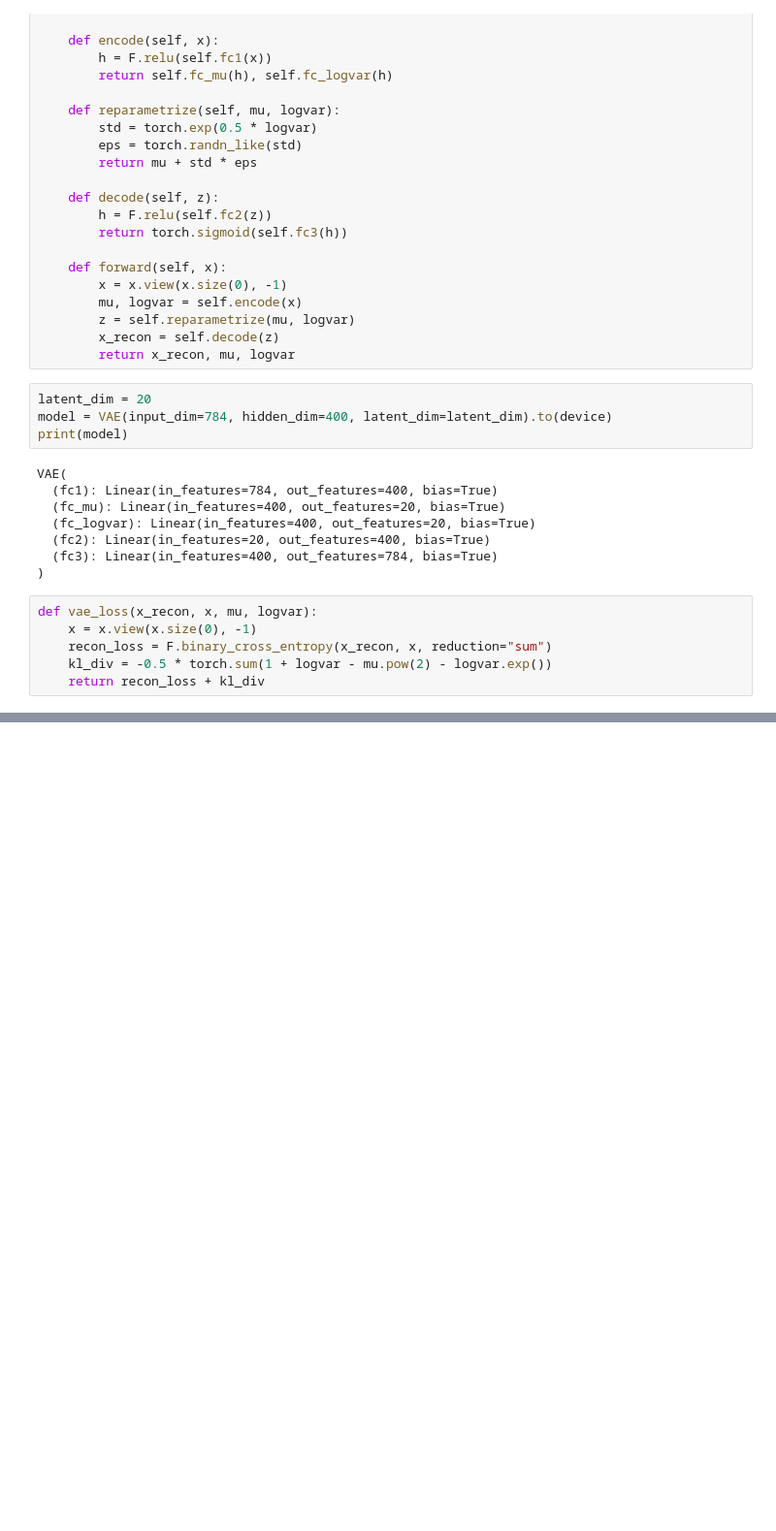
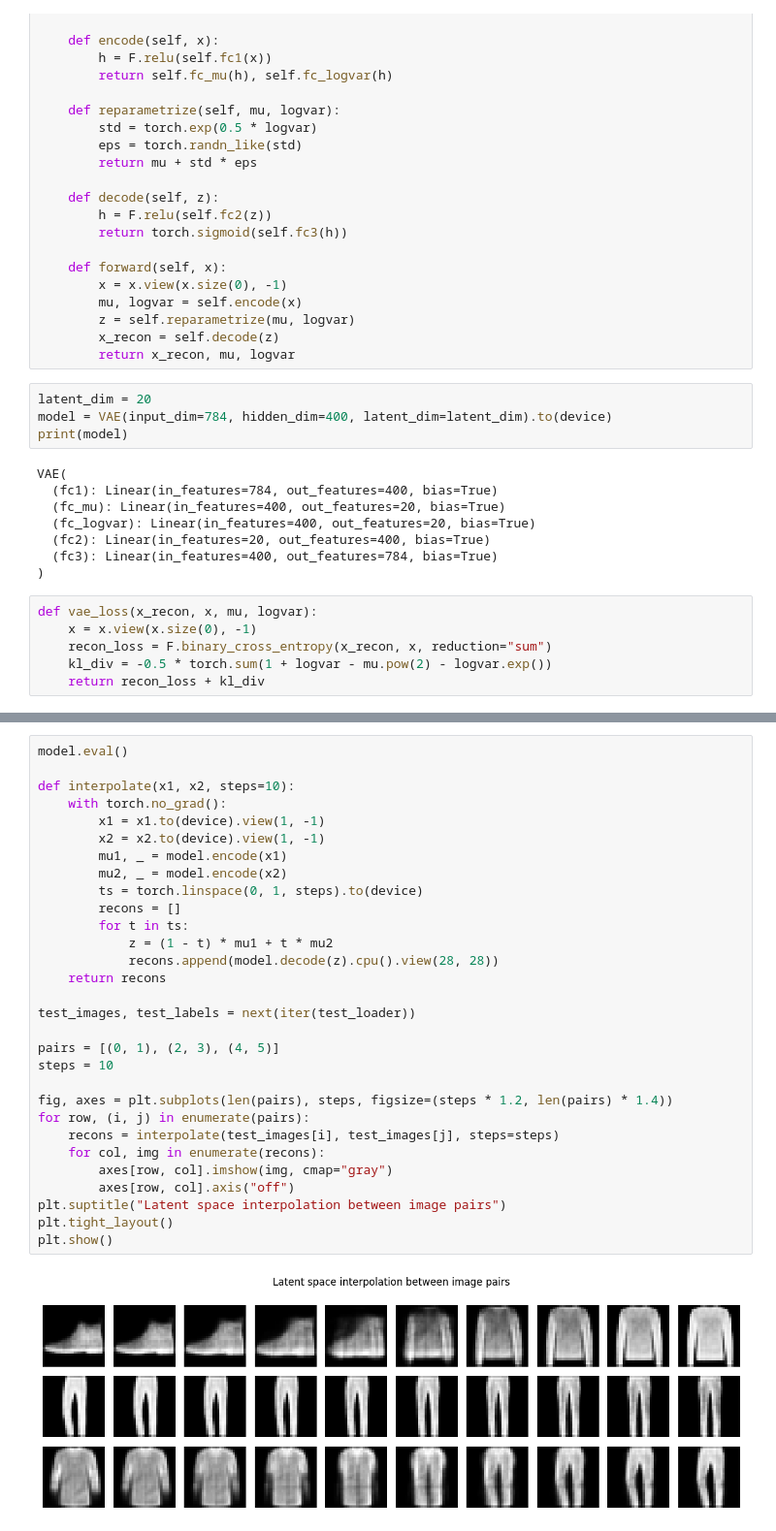
Before and after one commit to MateuszDziamba/assigment_5, a Jupyter notebook: 51.ipynb, the cells around one changed output, grey strips where cells are left out. Shown at 97% size. Saved outputs shown, nothing was run; the diff lists cells and outputs as text; blank space fills up the shorter version.

```diff
--- a/51.ipynb
+++ b/51.ipynb
@@ -188,0 +204,32 @@ plt.show()
+# %%
+model.eval()
+
+def interpolate(x1, x2, steps=10):
+    with torch.no_grad():
+        x1 = x1.to(device).view(1, -1)
+        x2 = x2.to(device).view(1, -1)
+        mu1, _ = model.encode(x1)
+        mu2, _ = model.encode(x2)
+        ts = torch.linspace(0, 1, steps).to(device)
+        recons = []
+        for t in ts:
+            z = (1 - t) * mu1 + t * mu2
+            recons.append(model.decode(z).cpu().view(28, 28))
+    return recons
+
+test_images, test_labels = next(iter(test_loader))
+
+pairs = [(0, 1), (2, 3), (4, 5)]
+steps = 10
+
+fig, axes = plt.subplots(len(pairs), steps, figsize=(steps * 1.2, len(pairs) * 1.4))
+for row, (i, j) in enumerate(pairs):
+    recons = interpolate(test_images[i], test_images[j], steps=steps)
+    for col, img in enumerate(recons):
+        axes[row, col].imshow(img, cmap="gray")
+        axes[row, col].axis("off")
+plt.suptitle("Latent space interpolation between image pairs")
+plt.tight_layout()
+plt.show()
+# %% [output]
+[figure, added]
```
Also changed, not shown: parts of 6 cells of this notebook.
